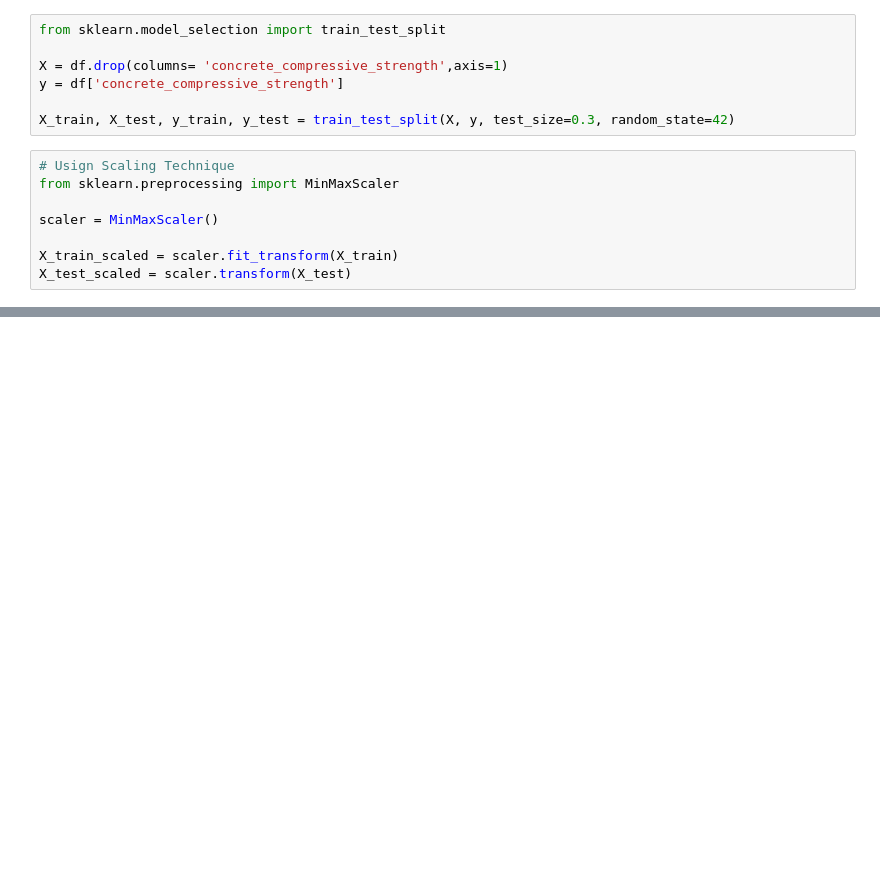
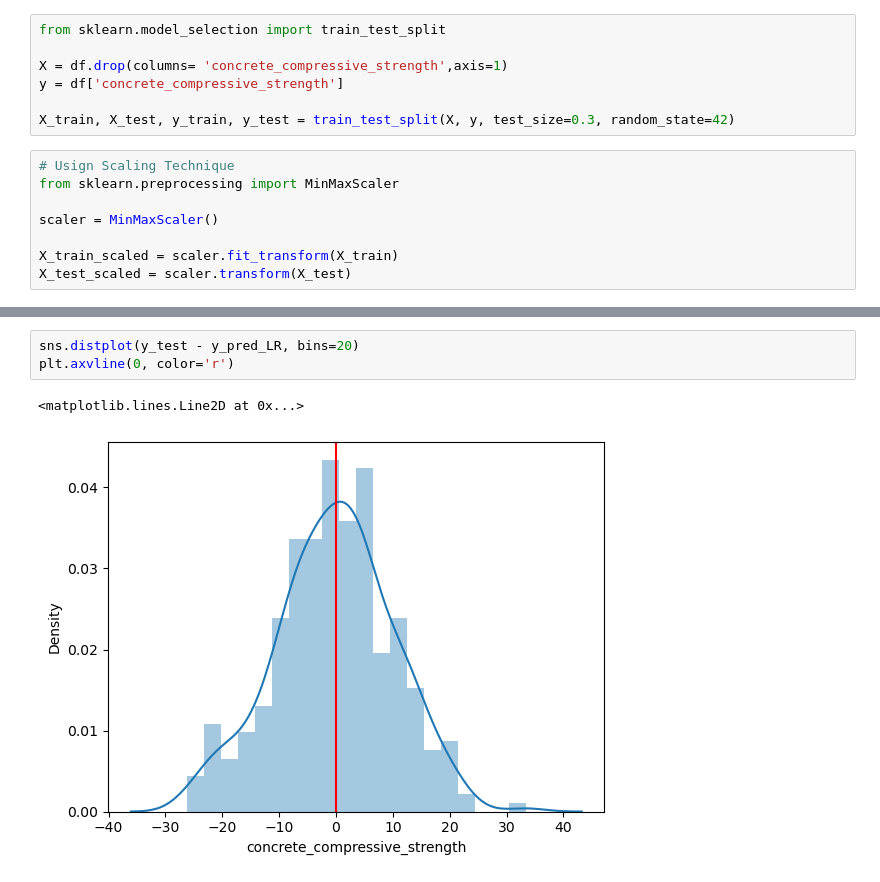
Before and after one commit to anirudhajohare19/CementCompositeStrength_PredictionModel, a Jupyter notebook: Model.ipynb, the cells around one changed output, grey strips where cells are left out. Drawn from its saved outputs; the diff is of its cells as text; blank space fills up the shorter version.

```diff
--- a/Model.ipynb
+++ b/Model.ipynb
@@ -195,0 +282,6 @@ r2_score_LR
+# %%
+sns.distplot(y_test - y_pred_LR, bins=20)
+plt.axvline(0, color='r')
+# %% [output]
+<matplotlib.lines.Line2D at 0x...>
+[figure, added]
```
Also changed, not shown: parts of 17 cells of this notebook.
